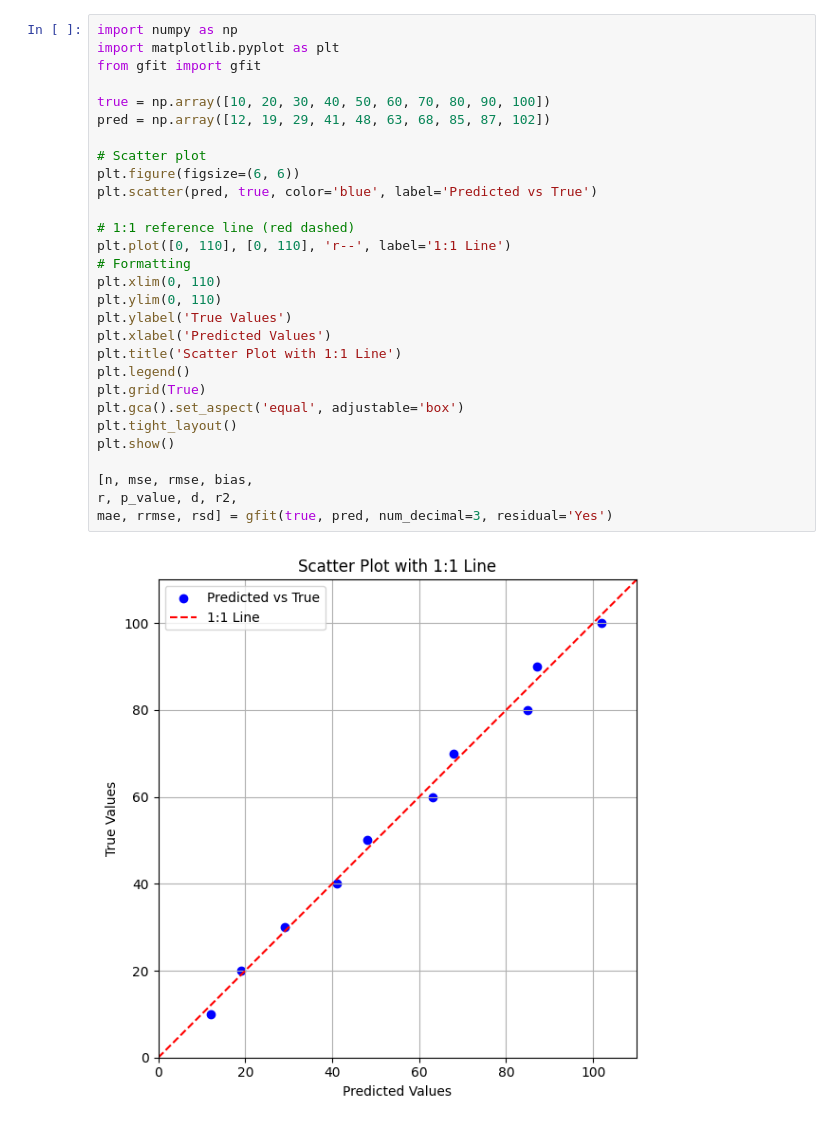
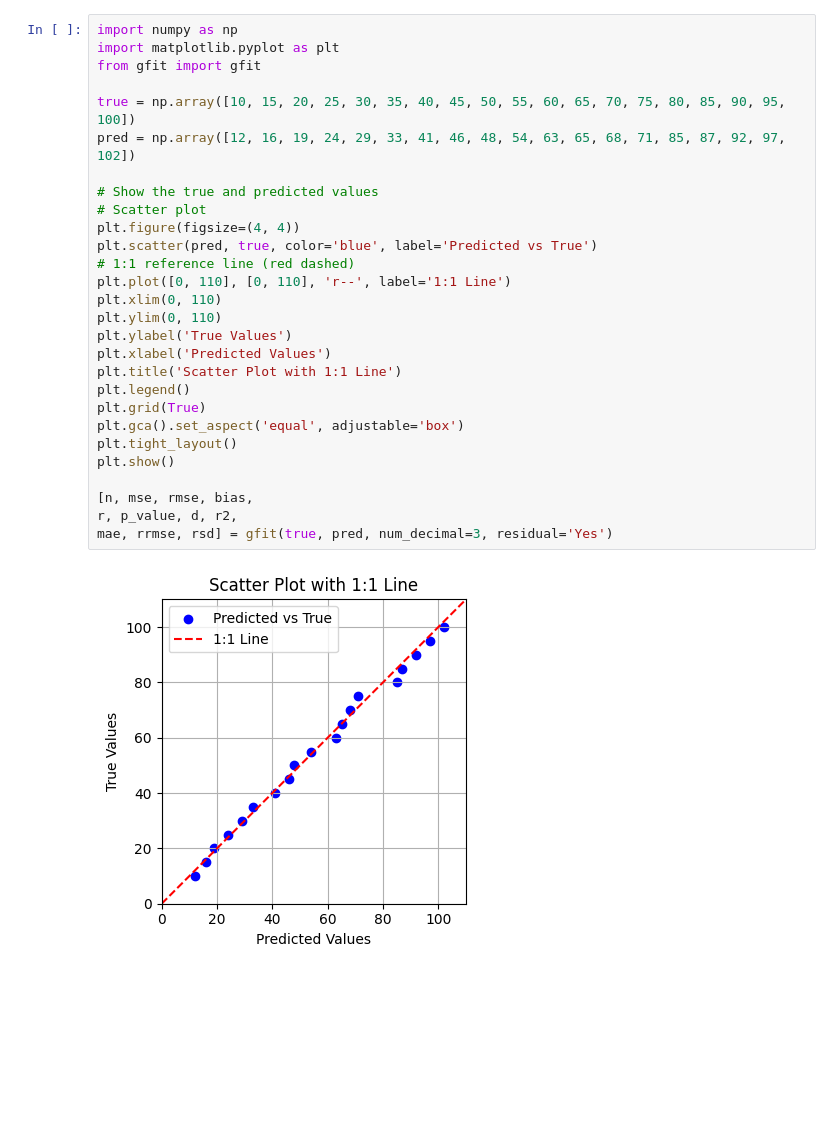
Before and after one commit to RuiGao9/GoodnessOfFitModel, a Jupyter notebook: demo_test.ipynb, the cells around one changed output. Drawn from its saved outputs; the diff is of its cells as text; blank space fills up the shorter version.

```diff
--- a/demo_test.ipynb
+++ b/demo_test.ipynb
@@ -1,31 +1,30 @@
 # %%
 import numpy as np
 import matplotlib.pyplot as plt
 from gfit import gfit
 
-true = np.array([10, 20, 30, 40, 50, 60, 70, 80, 90, 100])
-pred = np.array([12, 19, 29, 41, 48, 63, 68, 85, 87, 102])
+true = np.array([10, 15, 20, 25, 30, 35, 40, 45, 50, 55, 60, 65, 70, 75, 80, 85, 90, 95, 100])
+pred = np.array([12, 16, 19, 24, 29, 33, 41, 46, 48, 54, 63, 65, 68, 71, 85, 87, 92, 97, 102])
 
+# Show the true and predicted values
 # Scatter plot
-plt.figure(figsize=(6, 6))
+plt.figure(figsize=(4, 4))
 plt.scatter(pred, true, color='blue', label='Predicted vs True')
-
 # 1:1 reference line (red dashed)
 plt.plot([0, 110], [0, 110], 'r--', label='1:1 Line')
-# Formatting
 plt.xlim(0, 110)
 plt.ylim(0, 110)
 plt.ylabel('True Values')
 plt.xlabel('Predicted Values')
 plt.title('Scatter Plot with 1:1 Line')
 plt.legend()
 plt.grid(True)
 plt.gca().set_aspect('equal', adjustable='box')
 plt.tight_layout()
 plt.show()
 
 [n, mse, rmse, bias,
 r, p_value, d, r2,
 mae, rrmse, rsd] = gfit(true, pred, num_decimal=3, residual='Yes')
 # %% [output]
-[figure, old version]
+[figure, new version]
```
Also changed, not shown: parts of 1 cell of this notebook, 1 other file.
